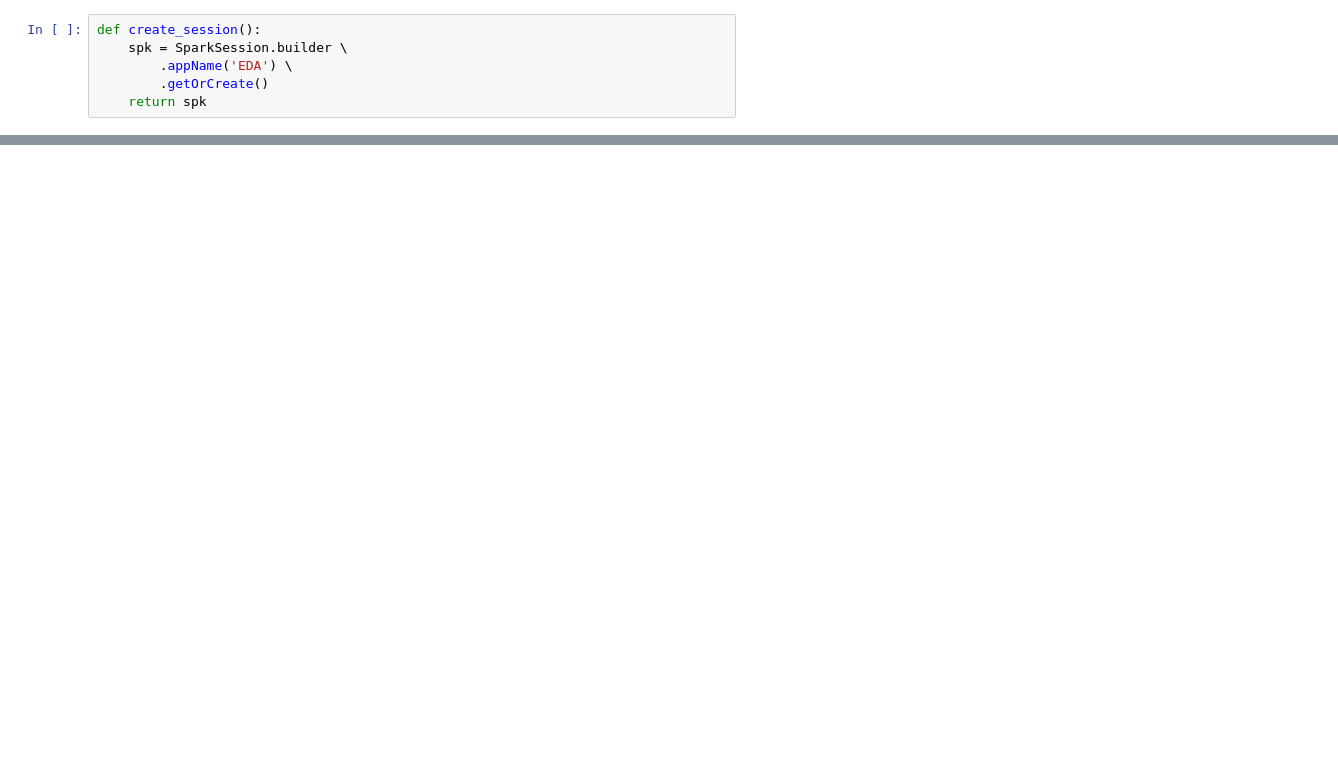
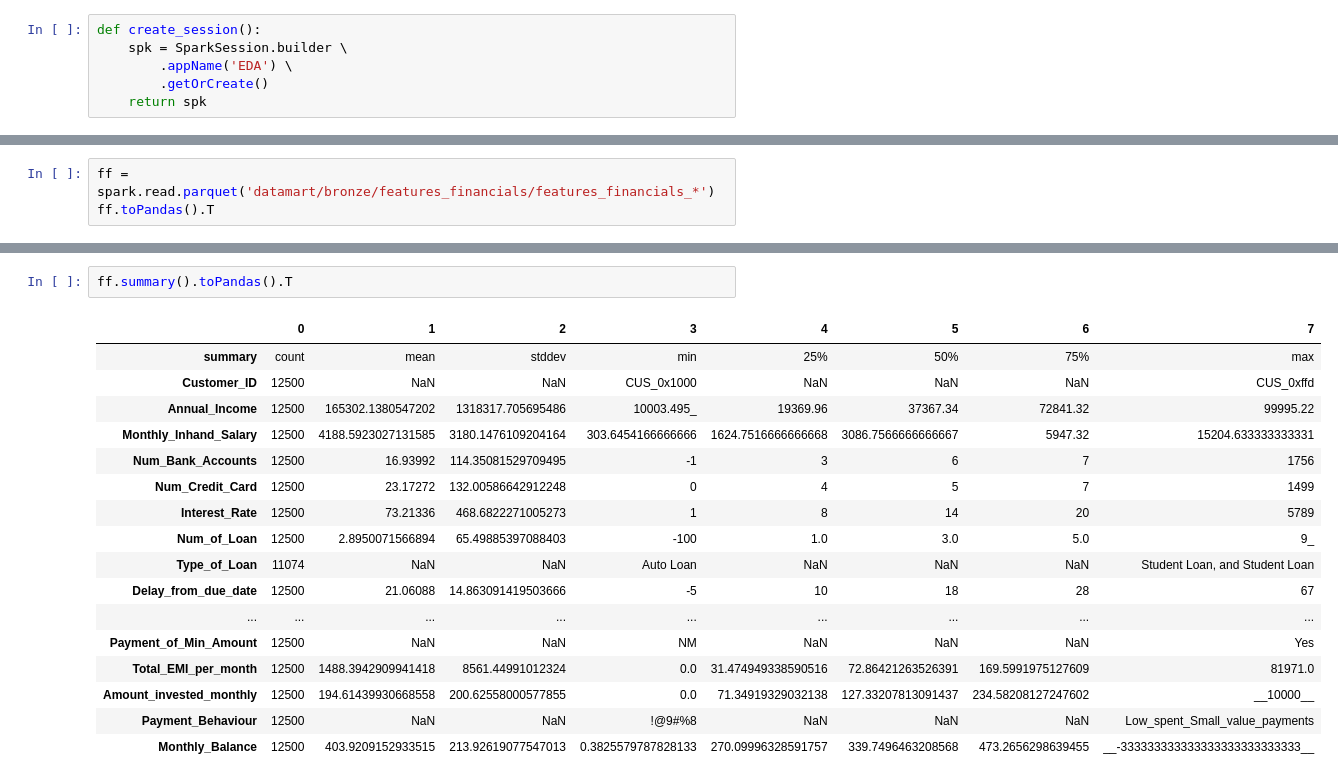
Before and after one commit to VietHaDuong/mle_a1, a Jupyter notebook: explorationparquet.ipynb, the cells around one changed output, grey strips where cells are left out. Saved outputs shown, nothing was run; the diff lists cells and outputs as text; blank space fills up the shorter version.

```diff
--- a/explorationparquet.ipynb
+++ b/explorationparquet.ipynb
@@ -32,0 +273,3 @@ only showing top 5 rows
+# %%
+ff = spark.read.parquet('datamart/bronze/features_financials/features_financials_*')
+ff.toPandas().T
@@ -32,0 +312,20 @@ only showing top 5 rows
+# %%
+ff.summary().toPandas().T
+# %% [output]
+|  | 0 | 1 | 2 | 3 | 4 | 5 | 6 | 7 |
+| summary | count | mean | stddev | min | 25% | 50% | 75% | max |
+| Customer_ID | 12500 | NaN | NaN | CUS_0x1000 | NaN | NaN | NaN | CUS_0xffd |
+| Annual_Income | 12500 | 165302.1380547202 | 1318317.705695486 | 10003.495_ | 19369.96 | 37367.34 | 72841.32 | 99995.22 |
+| Monthly_Inhand_Salary | 12500 | 4188.5923027131585 | 3180.1476109204164 | 303.6454166666666 | 1624.7516666666668 | 3086.7566666666667 | 5947.32 | 15204.633333333331 |
+| Num_Bank_Accounts | 12500 | 16.93992 | 114.35081529709495 | -1 | 3 | 6 | 7 | 1756 |
+| Num_Credit_Card | 12500 | 23.17272 | 132.00586642912248 | 0 | 4 | 5 | 7 | 1499 |
+| Interest_Rate | 12500 | 73.21336 | 468.6822271005273 | 1 | 8 | 14 | 20 | 5789 |
+| Num_of_Loan | 12500 | 2.8950071566894 | 65.49885397088403 | -100 | 1.0 | 3.0 | 5.0 | 9_ |
+| Type_of_Loan | 11074 | NaN | NaN | Auto Loan | NaN | NaN | NaN | Student Loan, and Student Loan |
+| Delay_from_due_date | 12500 | 21.06088 | 14.863091419503666 | -5 | 10 | 18 | 28 | 67 |
+| ... | ... | ... | ... | ... | ... | ... | ... | ... |
+| Payment_of_Min_Amount | 12500 | NaN | NaN | NM | NaN | NaN | NaN | Yes |
+| Total_EMI_per_month | 12500 | 1488.3942909941418 | 8561.44991012324 | 0.0 | 31.474949338590516 | 72.86421263526391 | 169.5991975127609 | 81971.0 |
+| Amount_invested_monthly | 12500 | 194.61439930668558 | 200.62558000577855 | 0.0 | 71.34919329032138 | 127.33207813091437 | 234.58208127247602 | __10000__ |
+| Payment_Behaviour | 12500 | NaN | NaN | !@9#%8 | NaN | NaN | NaN | Low_spent_Small_value_payments |
+| Monthly_Balance | 12500 | 403.9209152933515 | 213.92619077547013 | 0.3825579787828133 | 270.09996328591757 | 339.7496463208568 | 473.2656298639455 | __-333333333333333333333333333__ |
```
Also changed, not shown: parts of 23 cells of this notebook, 2 other files.
